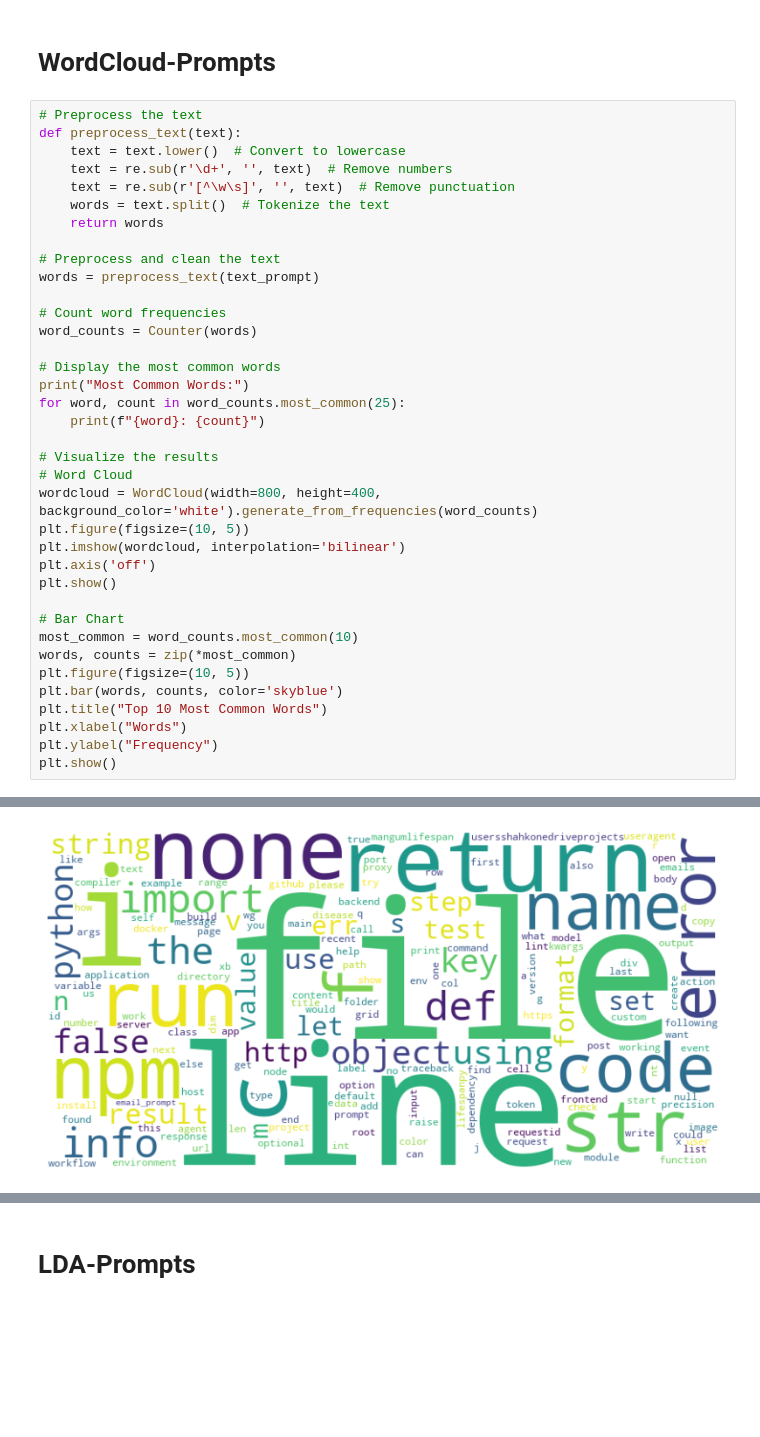
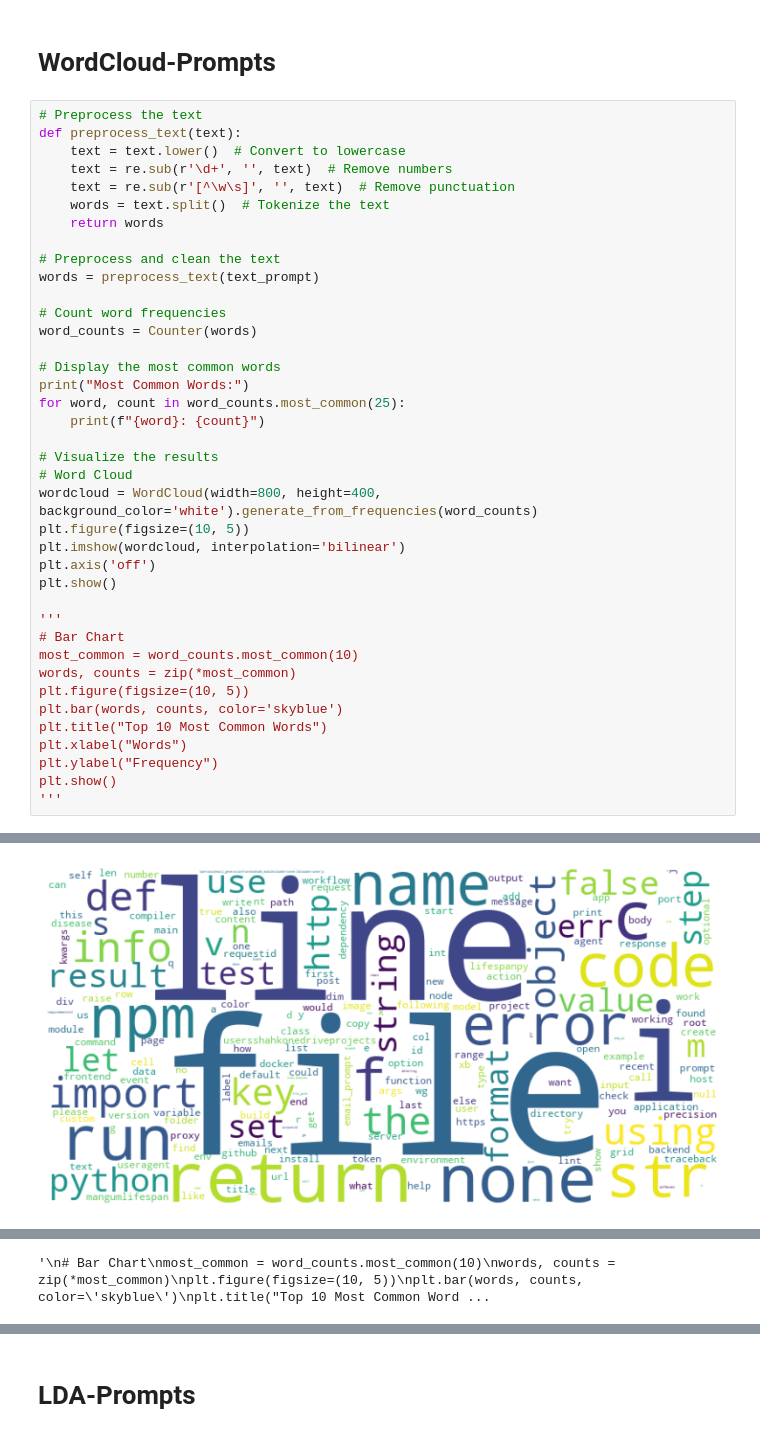
Before and after one commit to TenTen-Teng/MSR2024MiningChallenge, a Jupyter notebook: Data 542_Project_Word Coud_LDA.ipynb, the cells around one changed output, grey strips where cells are left out. Cells and saved outputs as stored; diff of their text form; blank space fills up the shorter version.

```diff
--- a/Data 542_Project_Word Coud_LDA.ipynb
+++ b/Data 542_Project_Word Coud_LDA.ipynb
@@ -138,31 +158,33 @@ plt.imshow(wordcloud, interpolation='bilinear')
 plt.axis('off')
 plt.show()
 
+'''
 # Bar Chart
 most_common = word_counts.most_common(10)
 words, counts = zip(*most_common)
 plt.figure(figsize=(10, 5))
 plt.bar(words, counts, color='skyblue')
 plt.title("Top 10 Most Common Words")
 plt.xlabel("Words")
 plt.ylabel("Frequency")
 plt.show()
+'''
 # %% [output]
 Most Common Words:
 file: 806
 line: 613
 i: 390
 return: 335
 c: 321
 none: 309
 run: 261
 npm: 237
 str: 234
 code: 234
 f: 231
 ... (10 lines left out)
 false: 153
 string: 153
 result: 150
 v: 150
-[figure, old version]
+[figure, new version]
@@ -169,0 +191 @@ v: 150
+'\n# Bar Chart\nmost_common = word_counts.most_common(10)\nwords, counts = zip(*most_common)\nplt.figure(figsize=(10, 5))\nplt.bar(words, counts, color=\'skyblue\')\nplt.title("Top 10 Most Common Word ...
```
Also changed, not shown: parts of 8 cells of this notebook, 1 other file.
